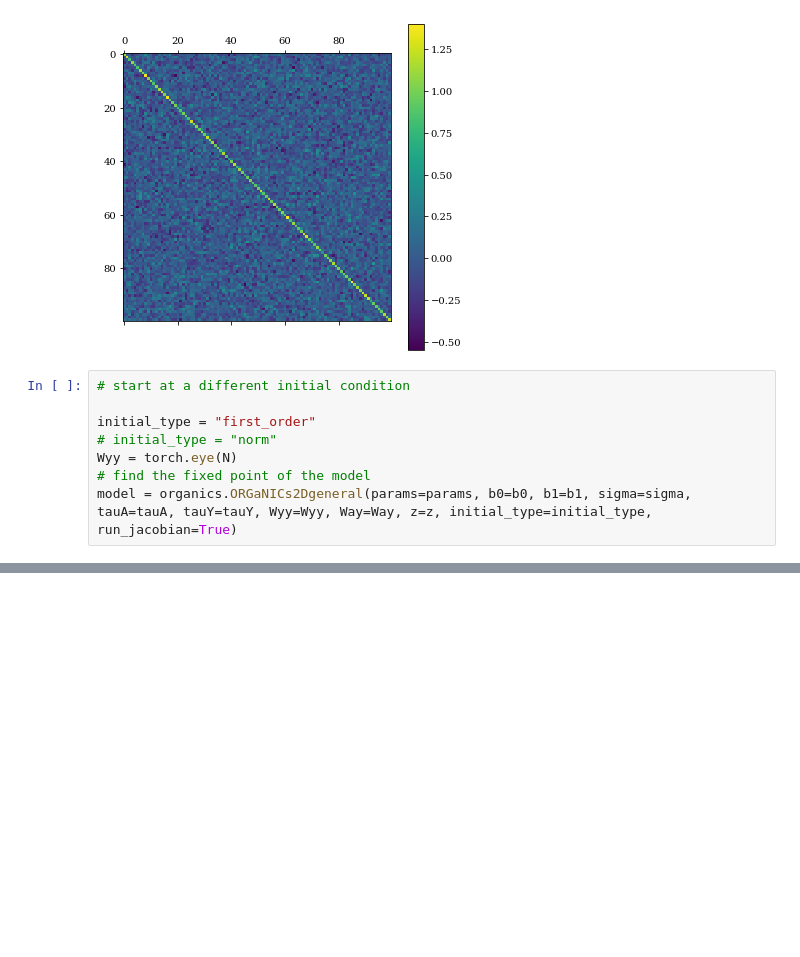
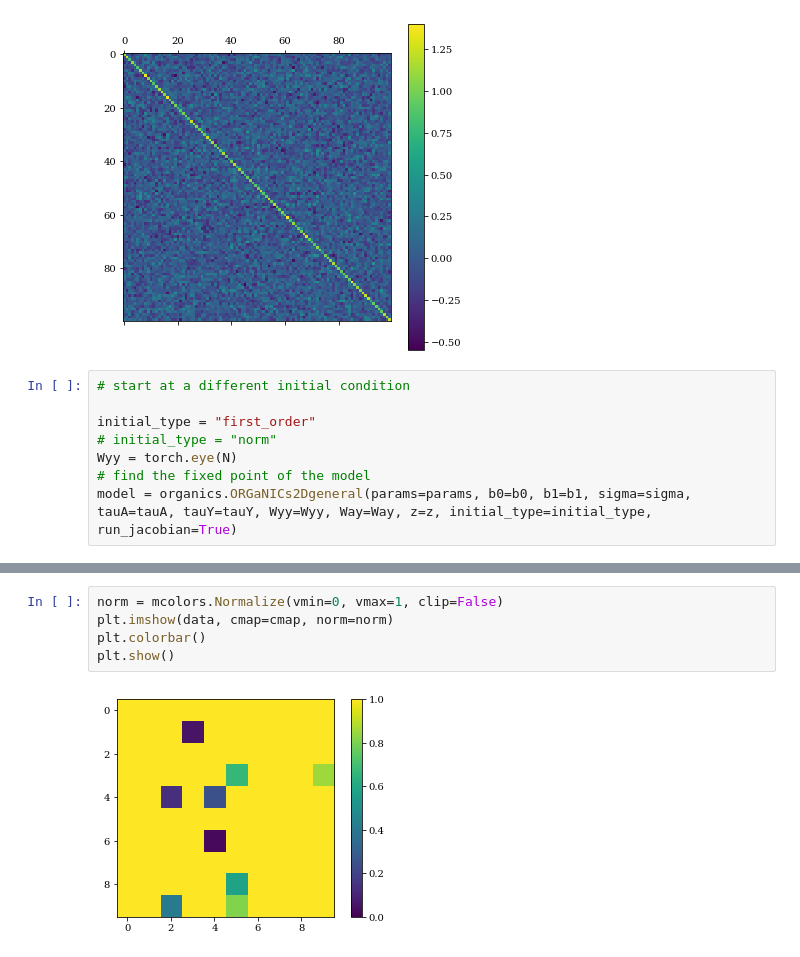
Before and after one commit to shivangrawat/perturbed_organics, a Jupyter notebook: examples/test.ipynb, the cells around one changed output, grey strips where cells are left out. Saved outputs shown, nothing was run; the diff lists cells and outputs as text; blank space fills up the shorter version.

```diff
--- a/examples/test.ipynb
+++ b/examples/test.ipynb
@@ -158,0 +195,7 @@ model = organics.ORGaNICs2Dgeneral(params=params, b0=b0, b1=b1, sigma=sigma, tau
+# %%
+norm = mcolors.Normalize(vmin=0, vmax=1, clip=False)
+plt.imshow(data, cmap=cmap, norm=norm)
+plt.colorbar()
+plt.show()
+# %% [output]
+[figure, added]
```
Also changed, not shown: parts of 4 cells of this notebook.
